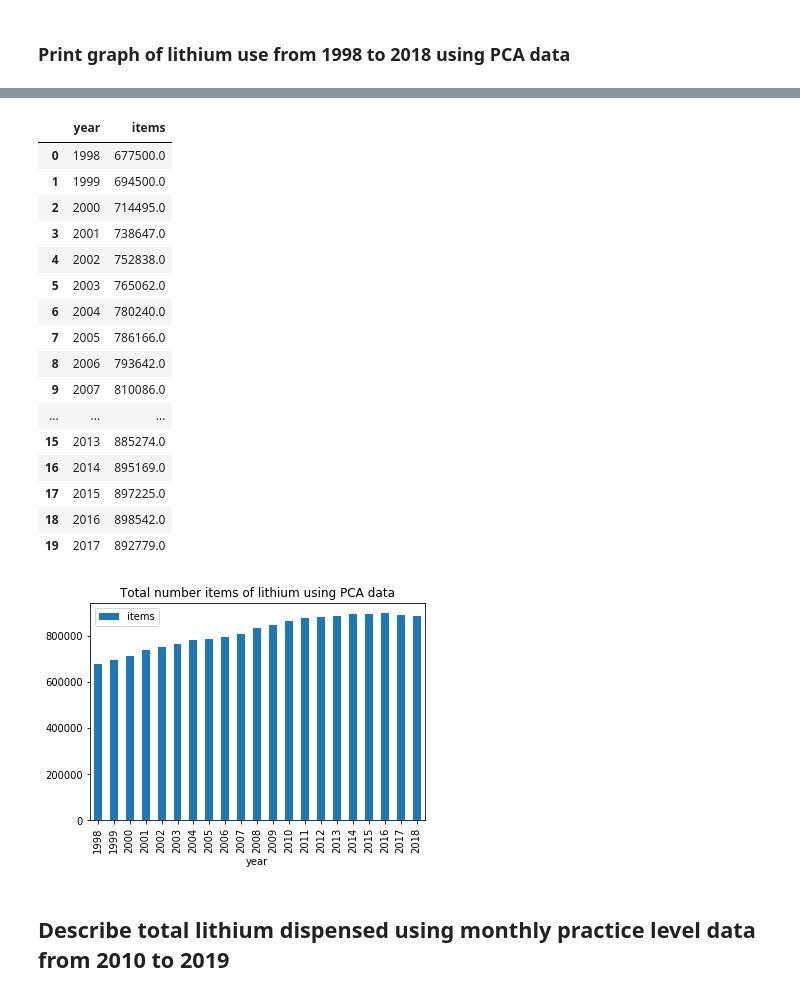
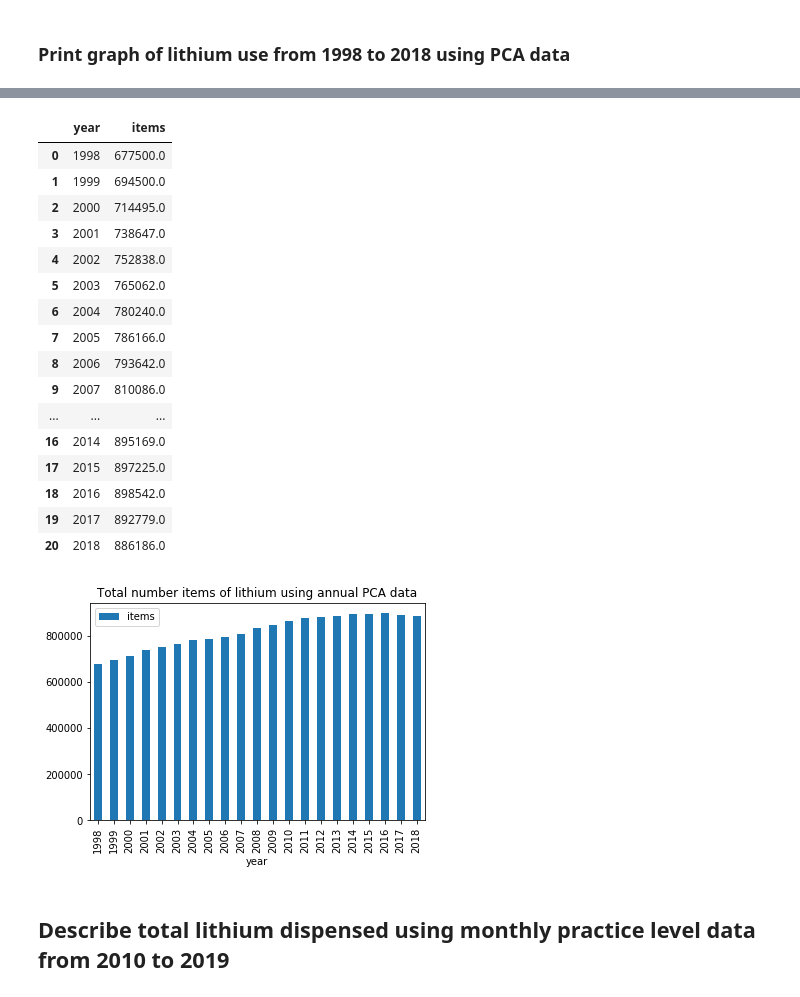
Before and after one commit to orlamac/lithium-paper, a Jupyter notebook: Lithium prescribing trends_update.ipynb, the cells around one changed output, grey strips where cells are left out. Drawn from its saved outputs; the diff is of its cells as text; code cells hidden in the pictures.

```diff
--- a/Lithium prescribing trends_update.ipynb
+++ b/Lithium prescribing trends_update.ipynb
@@ -79,6 +79,6 @@ df_lithium_pca.head(20)
 # %%
 df_lithium_pca_totalcount = df_lithium_pca.groupby(['year'], as_index=False).sum()
-df_lithium_pca_totalcount.head(20)
+df_lithium_pca_totalcount.head(21)
 # %% [output]
 |  | year | items |
 | 0 | 1998 | 677500.0 |
@@ -92,15 +92,15 @@ df_lithium_pca_totalcount.head(20)
 | 8 | 2006 | 793642.0 |
 | 9 | 2007 | 810086.0 |
 | ... | ... | ... |
-| 15 | 2013 | 885274.0 |
 | 16 | 2014 | 895169.0 |
 | 17 | 2015 | 897225.0 |
 | 18 | 2016 | 898542.0 |
 | 19 | 2017 | 892779.0 |
+| 20 | 2018 | 886186.0 |
 # %%
-plot1 = df_lithium_pca.groupby("year").sum().plot(kind='bar', title="Total number items of lithium using PCA data")
+plot1 = df_lithium_pca.groupby("year").sum().plot(kind='bar', title="Total number items of lithium using annual PCA data")
 # %% [output]
-[figure, old version]
+[figure, new version]
 # %% [markdown]
 ## Describe total lithium dispensed using monthly practice level data from 2010 to 2019
 # %%
```
Also changed, not shown: parts of 53 cells of this notebook, 28 other files.
